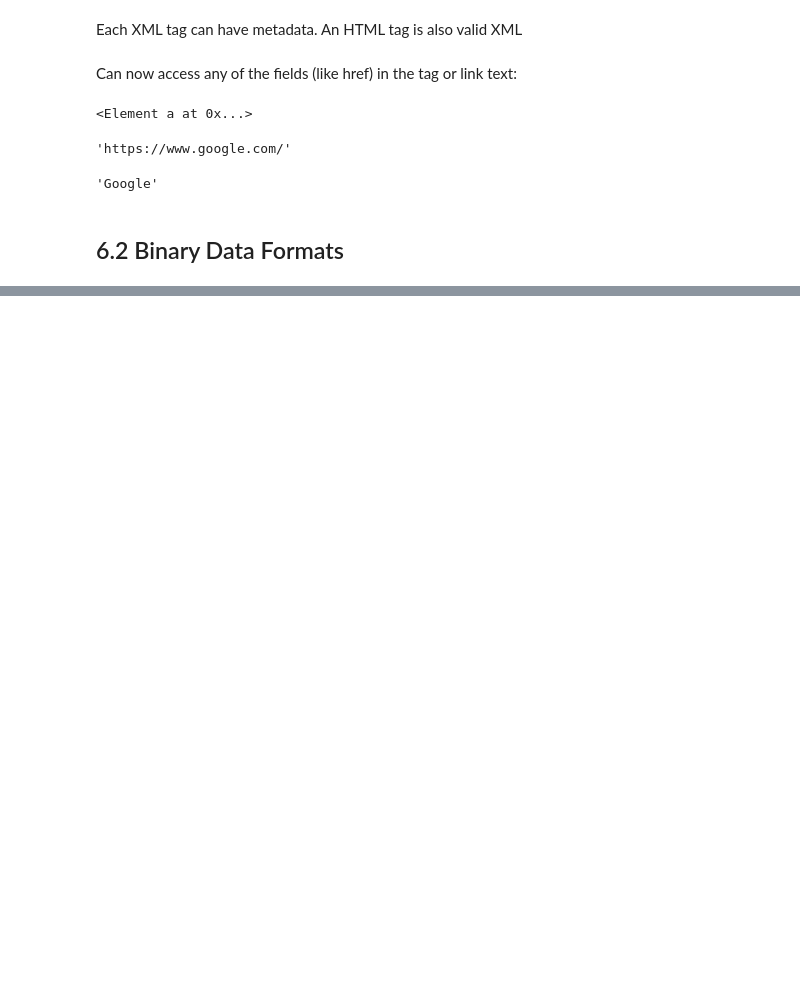
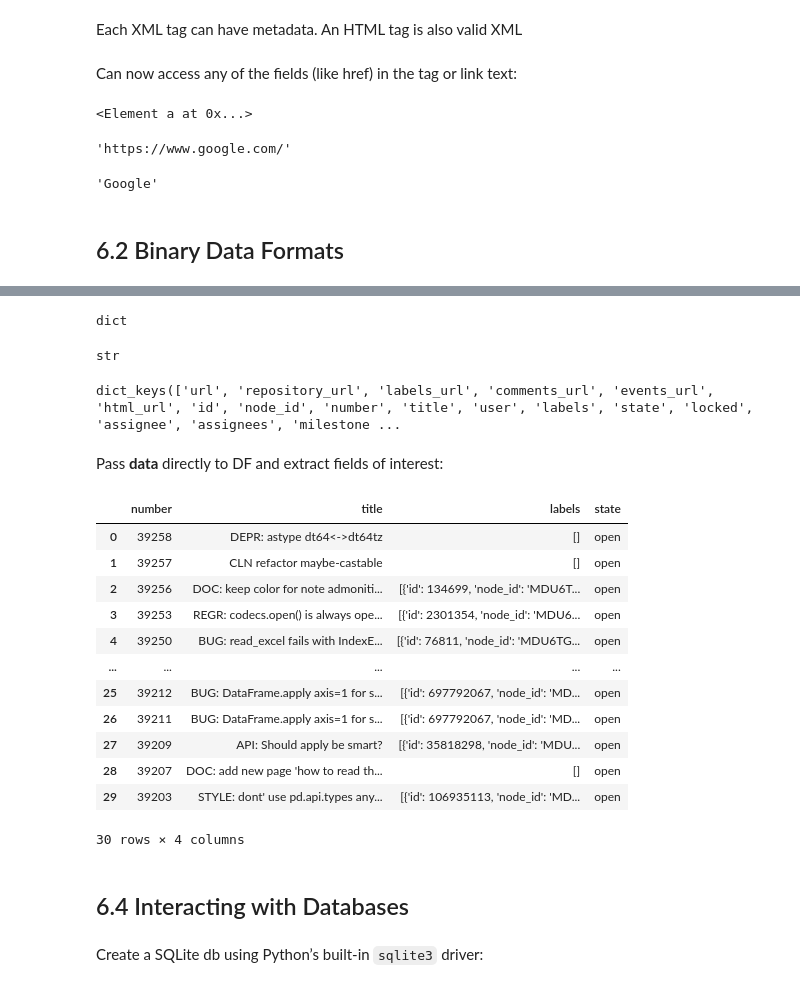
Before and after one commit to ScottBreitbach/DSC540, a Jupyter notebook: Weeks5-6/PfDA_Ch6/540Wk5-6_PfDA-Ch6.ipynb, the cells around one changed output, grey strips where cells are left out. Drawn from its saved outputs; the diff is of its cells as text; code cells hidden in the pictures; blank space fills up the shorter version.

```diff
--- a/Weeks5-6/PfDA_Ch6/540Wk5-6_PfDA-Ch6.ipynb
+++ b/Weeks5-6/PfDA_Ch6/540Wk5-6_PfDA-Ch6.ipynb
@@ -655,0 +802,5 @@ root.text
+# %%
+url = 'https://api.github.com/repos/pandas-dev/pandas/issues'
+# %%
+resp = requests.get(url)
+resp
@@ -655,0 +811,2 @@ root.text
+# %%
+data = resp.json()
@@ -655,0 +825,36 @@ root.text
+# %%
+type(data[0])
+# %% [output]
+dict
+# %%
+type(data[0]['title'])
+# %% [output]
+str
+# %%
+data[0].keys()
+# %% [output]
+dict_keys(['url', 'repository_url', 'labels_url', 'comments_url', 'events_url', 'html_url', 'id', 'node_id', 'number', 'title', 'user', 'labels', 'state', 'locked', 'assignee', 'assignees', 'milestone ...
+# %% [markdown]
+Pass **data** directly to DF and extract fields of interest:
+# %%
+issues = pd.DataFrame(data, columns=['number', 'title', 'labels', 'state'])
+# %%
+issues
+# %% [output]
+|  | number | title | labels | state |
+| 0 | 39258 | DEPR: astype dt64<->dt64tz | [] | open |
+| 1 | 39257 | CLN refactor maybe-castable | [] | open |
+| 2 | 39256 | DOC: keep color for note admoniti... | [{'id': 134699, 'node_id': 'MDU6T... | open |
+| 3 | 39253 | REGR: codecs.open() is always ope... | [{'id': 2301354, 'node_id': 'MDU6... | open |
+| 4 | 39250 | BUG: read_excel fails with IndexE... | [{'id': 76811, 'node_id': 'MDU6TG... | open |
+| ... | ... | ... | ... | ... |
+| 25 | 39212 | BUG: DataFrame.apply axis=1 for s... | [{'id': 697792067, 'node_id': 'MD... | open |
+| 26 | 39211 | BUG: DataFrame.apply axis=1 for s... | [{'id': 697792067, 'node_id': 'MD... | open |
+| 27 | 39209 | API: Should apply be smart? | [{'id': 35818298, 'node_id': 'MDU... | open |
+| 28 | 39207 | DOC: add new page 'how to read th... | [] | open |
+| 29 | 39203 | STYLE: dont' use pd.api.types any... | [{'id': 106935113, 'node_id': 'MD... | open |
+30 rows × 4 columns
+# %% [markdown]
+## 6.4 Interacting with Databases
+# %% [markdown]
+Create a SQLite db using Python’s built-in `sqlite3` driver:
```
Also changed, not shown: parts of 71 cells of this notebook, 7 other files.
